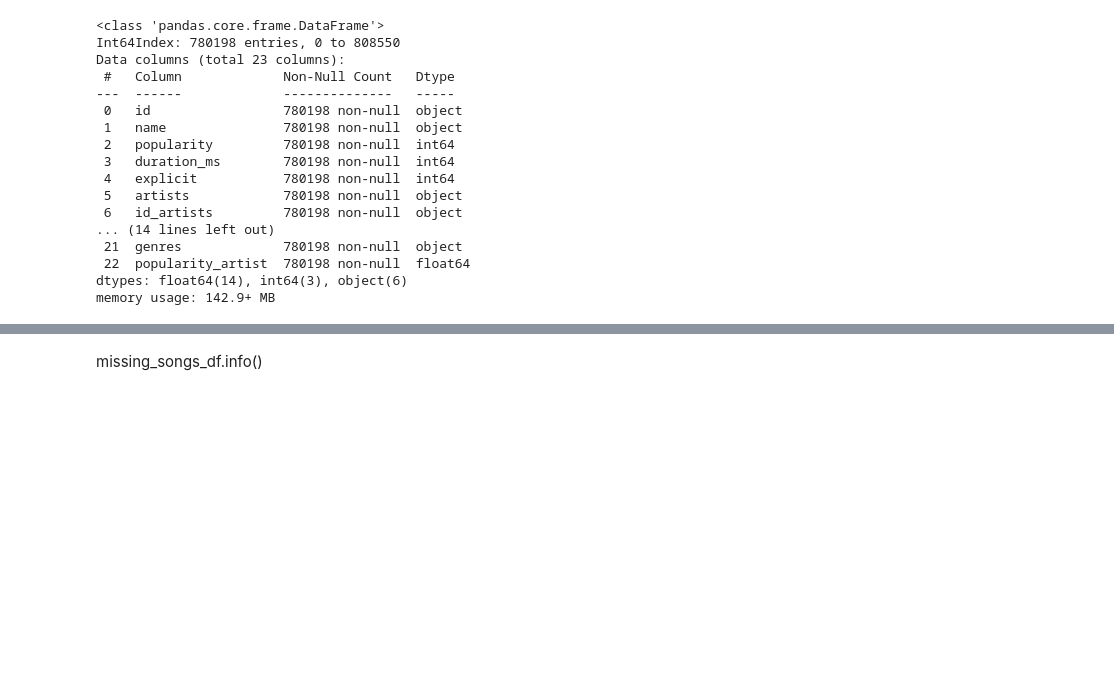
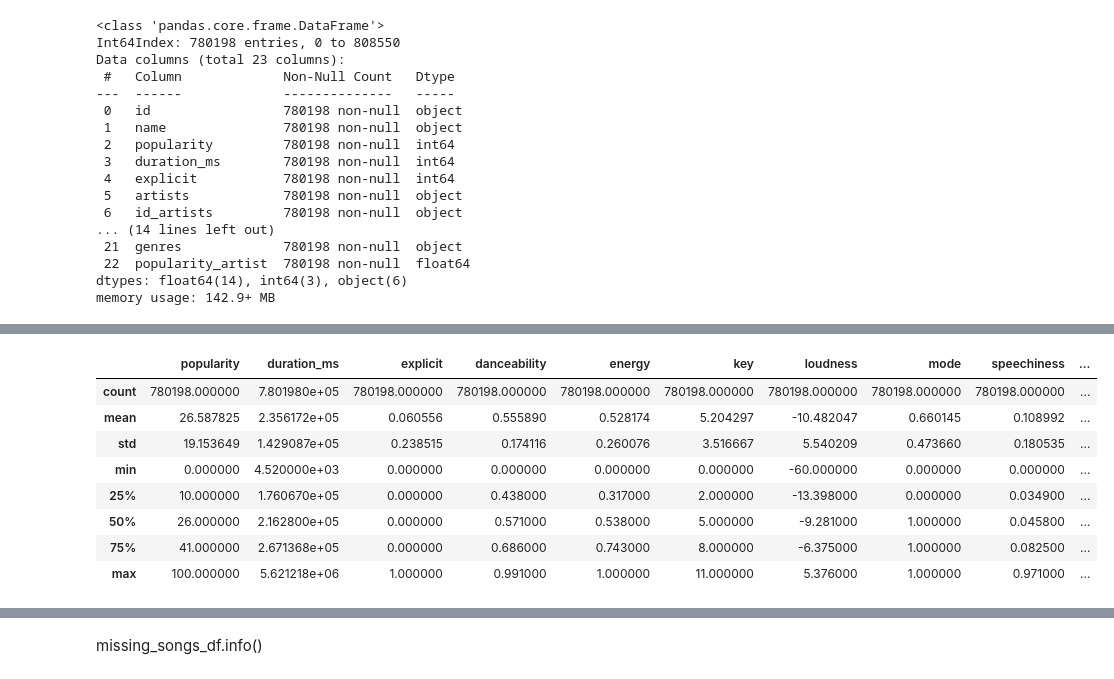
Before and after one commit to halmasieh/Spotify_Analysis, a Jupyter notebook: spotify_etl.ipynb, the cells around one changed output, grey strips where cells are left out. Cells and saved outputs as stored; diff of their text form; code cells hidden in the pictures; blank space fills up the shorter version.

```diff
--- a/spotify_etl.ipynb
+++ b/spotify_etl.ipynb
@@ -725,0 +850,3 @@ memory usage: 142.9+ MB
+# %%
+# Fill NaNs in unique-playlists with 0
+full_spotify_df['unique_playlists'] = full_spotify_df['unique_playlists'].fillna(0)
@@ -725,0 +874,13 @@ memory usage: 142.9+ MB
+# %%
+# Verify
+full_spotify_df.describe()
+# %% [output]
+|  | popularity | duration_ms | explicit | danceability | energy | key | loudness | mode | speechiness | ... |
+| count | 780198.000000 | 7.801980e+05 | 780198.000000 | 780198.000000 | 780198.000000 | 780198.000000 | 780198.000000 | 780198.000000 | 780198.000000 | ... |
+| mean | 26.587825 | 2.356172e+05 | 0.060556 | 0.555890 | 0.528174 | 5.204297 | -10.482047 | 0.660145 | 0.108992 | ... |
+| std | 19.153649 | 1.429087e+05 | 0.238515 | 0.174116 | 0.260076 | 3.516667 | 5.540209 | 0.473660 | 0.180535 | ... |
+| min | 0.000000 | 4.520000e+03 | 0.000000 | 0.000000 | 0.000000 | 0.000000 | -60.000000 | 0.000000 | 0.000000 | ... |
+| 25% | 10.000000 | 1.760670e+05 | 0.000000 | 0.438000 | 0.317000 | 2.000000 | -13.398000 | 0.000000 | 0.034900 | ... |
+| 50% | 26.000000 | 2.162800e+05 | 0.000000 | 0.571000 | 0.538000 | 5.000000 | -9.281000 | 1.000000 | 0.045800 | ... |
+| 75% | 41.000000 | 2.671368e+05 | 0.000000 | 0.686000 | 0.743000 | 8.000000 | -6.375000 | 1.000000 | 0.082500 | ... |
+| max | 100.000000 | 5.621218e+06 | 1.000000 | 0.991000 | 1.000000 | 11.000000 | 5.376000 | 1.000000 | 0.971000 | ... |
```
Also changed, not shown: parts of 21 cells of this notebook.
